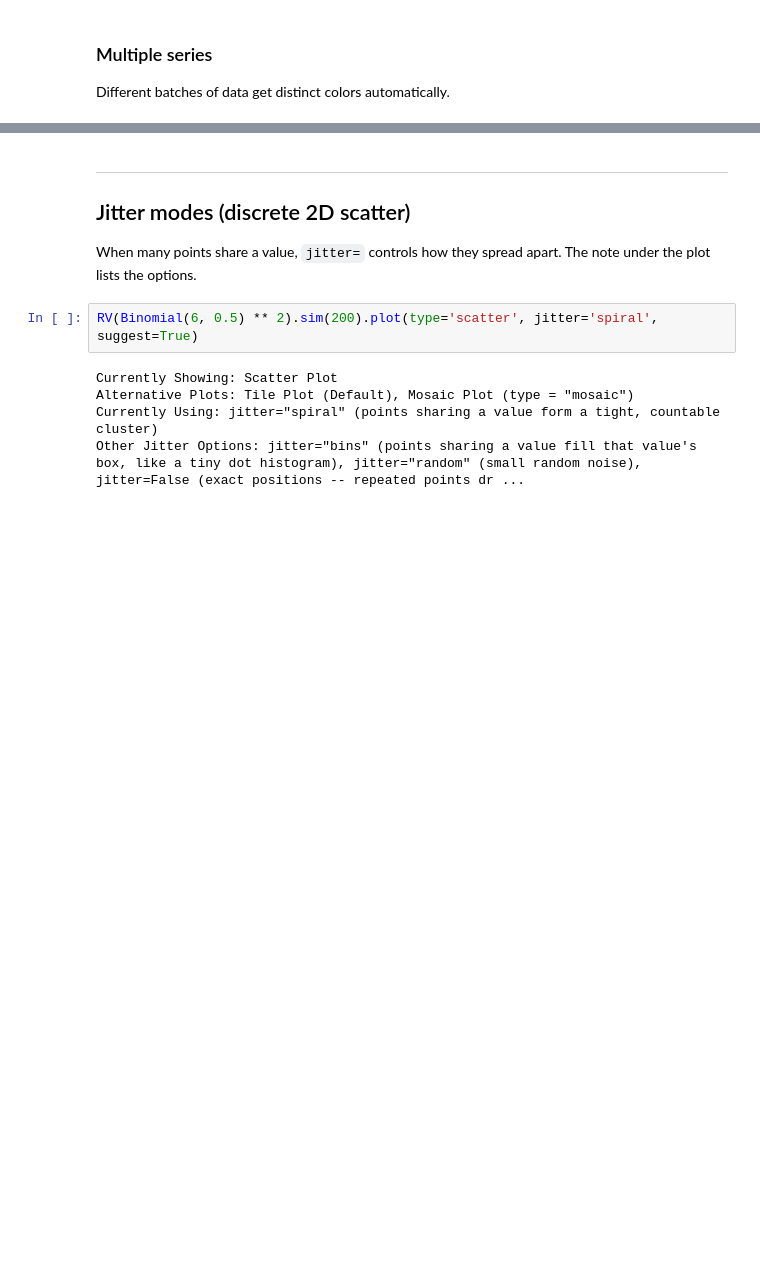
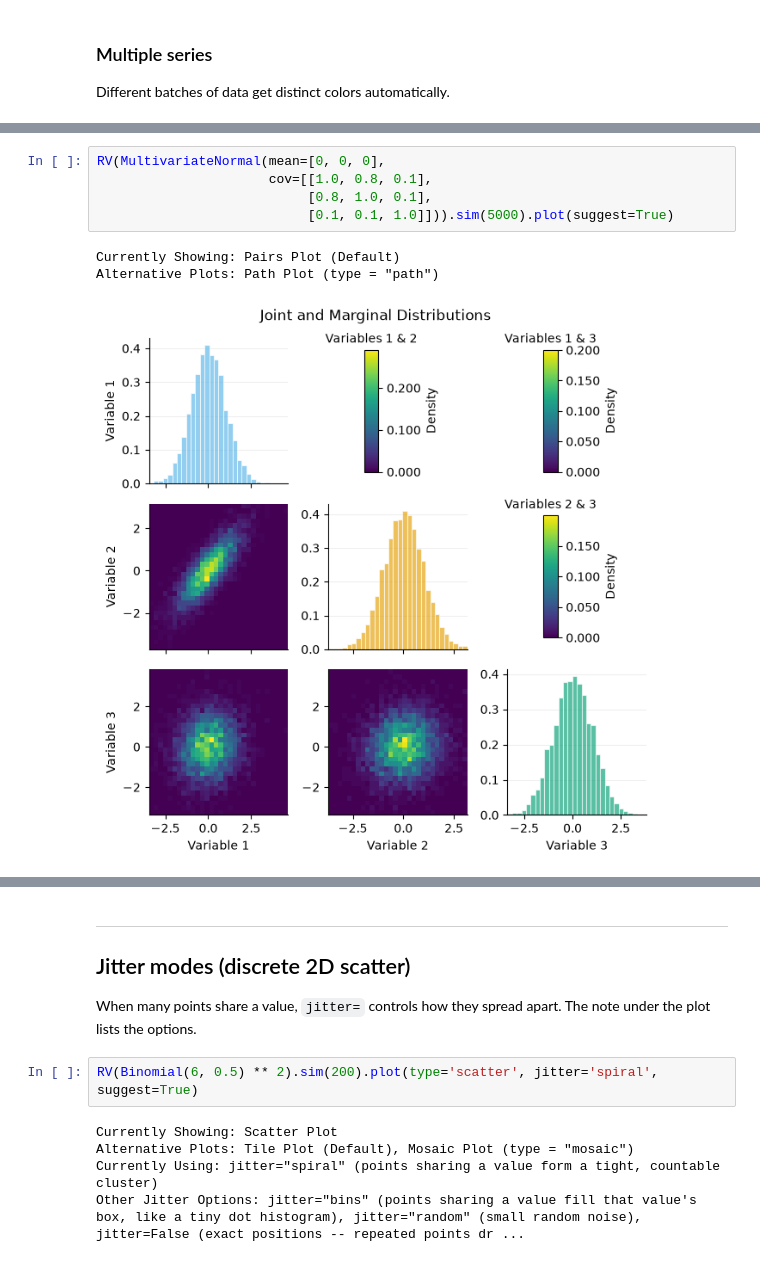
Before and after one commit to calpoly-symbulate/symbulate, a Jupyter notebook: team/graphics_gallery.ipynb, the cells around one changed output, grey strips where cells are left out. Drawn from its saved outputs; the diff is of its cells as text; blank space fills up the shorter version.

```diff
--- a/team/graphics_gallery.ipynb
+++ b/team/graphics_gallery.ipynb
@@ -175,0 +195,9 @@ RV(Poisson(4) ** 2).sim(3000).plot(type='tile', suggest=False)
+# %%
+RV(MultivariateNormal(mean=[0, 0, 0],
+                      cov=[[1.0, 0.8, 0.1],
+                           [0.8, 1.0, 0.1],
+                           [0.1, 0.1, 1.0]])).sim(5000).plot(suggest=True)
+# %% [output]
+Currently Showing: Pairs Plot (Default)
+Alternative Plots: Path Plot (type = "path")
+[figure, added]
```
Also changed, not shown: parts of 43 cells of this notebook, 8 other files.
